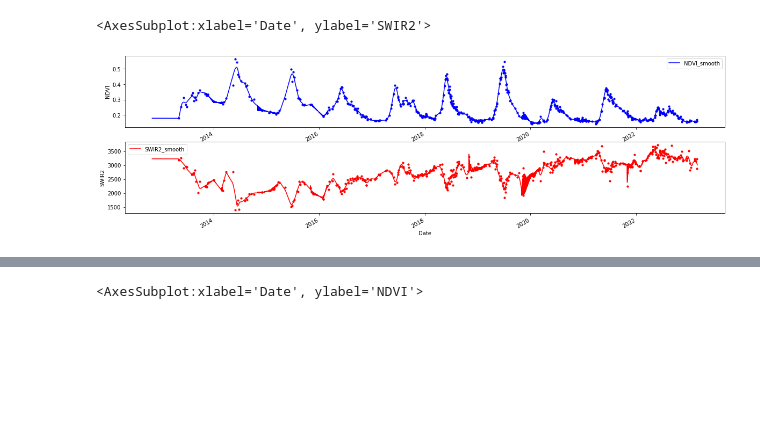
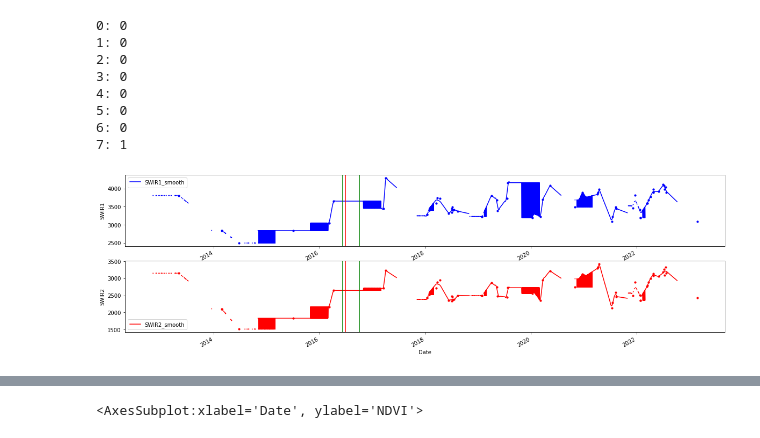
Before and after one commit to kearney-sp/cper_hls_veg_models, a Jupyter notebook: biomass/smooth_extracted_hls.ipynb, the cells around one changed output, grey strips where cells are left out. Cells and saved outputs as stored; diff of their text form; code cells hidden in the pictures; blank space fills up the shorter version.

```diff
--- a/biomass/smooth_extracted_hls.ipynb
+++ b/biomass/smooth_extracted_hls.ipynb
@@ -6,4 +6,4 @@ import numpy as np
 from hlsstack.hls_funcs.smooth import despike_ts, double_savgol
 from hlsstack.hls_funcs.masks import bolton_mask_np
 # %%
-df_ts = pd.read_csv('../data/raw_tmp/ts_raw_vor_plots.csv', parse_dates=[1])
+df_ts = pd.read_csv('../data/raw_tmp/ts_raw_vor_plot.csv', parse_dates=[1])
@@ -26,15 +29,36 @@ df_ts
+# %%
+def unpack_bits(band_QA, b_num):
+    mask = np.subtract(np.divide(band_QA, 2 ** b_num).astype('int'),
+                       (np.divide(np.divide(band_QA, 2 ** b_num).astype('int'), 2).astype('int') * 2))
+    return mask.astype('int8')
+
+for i in range(8):
+    print(str(i) + ': ' + str(unpack_bits(128, i)))
+# %% [output]
+0: 0
+1: 0
+2: 0
+3: 0
+4: 0
+5: 0
+6: 0
+7: 1
 # %%
 # plot updated smooth with start of season (blue) and peak of season (red)
-plot = '10S_P1'
-var1 = 'NDVI'
+plot = '20SE_P3'
+var1 = 'SWIR1'
 var2 = 'SWIR2'
 
 fig, axs = plt.subplots(figsize=(20, 6), nrows=2)
 df_ts[df_ts['Id'] == plot].plot.scatter(x='Date', y=var1, ax=axs[0], c='blue', s=10)
 df_ts[df_ts['Id'] == plot].plot(x='Date', y= var1 + '_smooth', ax=axs[0], c='blue')
 
 df_ts[df_ts['Id'] == plot].plot.scatter(x='Date', y=var2, ax=axs[1], c='red', s=10)
 df_ts[df_ts['Id'] == plot].plot(x='Date', y= var2 + '_smooth', ax=axs[1], c='red')
+
+for ax in axs:
+    ax.axvline(pd.Timestamp('2016-06-12'), color='g')
+    ax.axvline(pd.Timestamp('2016-06-30'), color='r')
+    ax.axvline(pd.Timestamp('2016-10-5'), color='g')
 # %% [output]
-<AxesSubplot:xlabel='Date', ylabel='SWIR2'>
-[figure, old version]
+[figure, new version]
```
Also changed, not shown: parts of 3 cells of this notebook, 37 other files.
